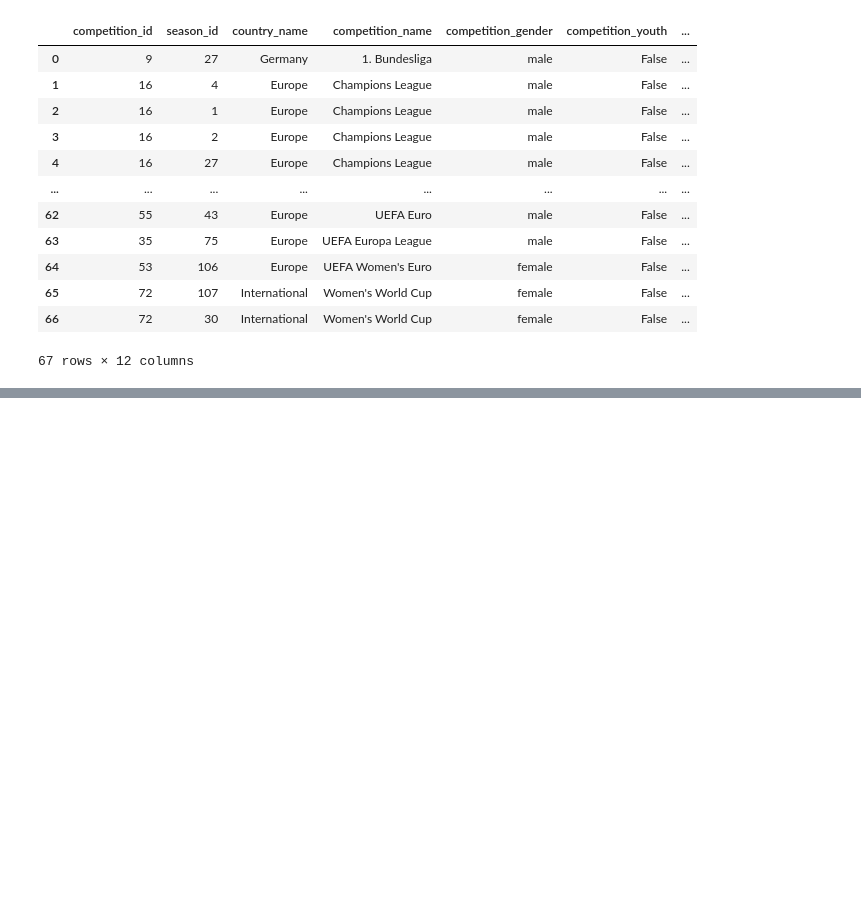
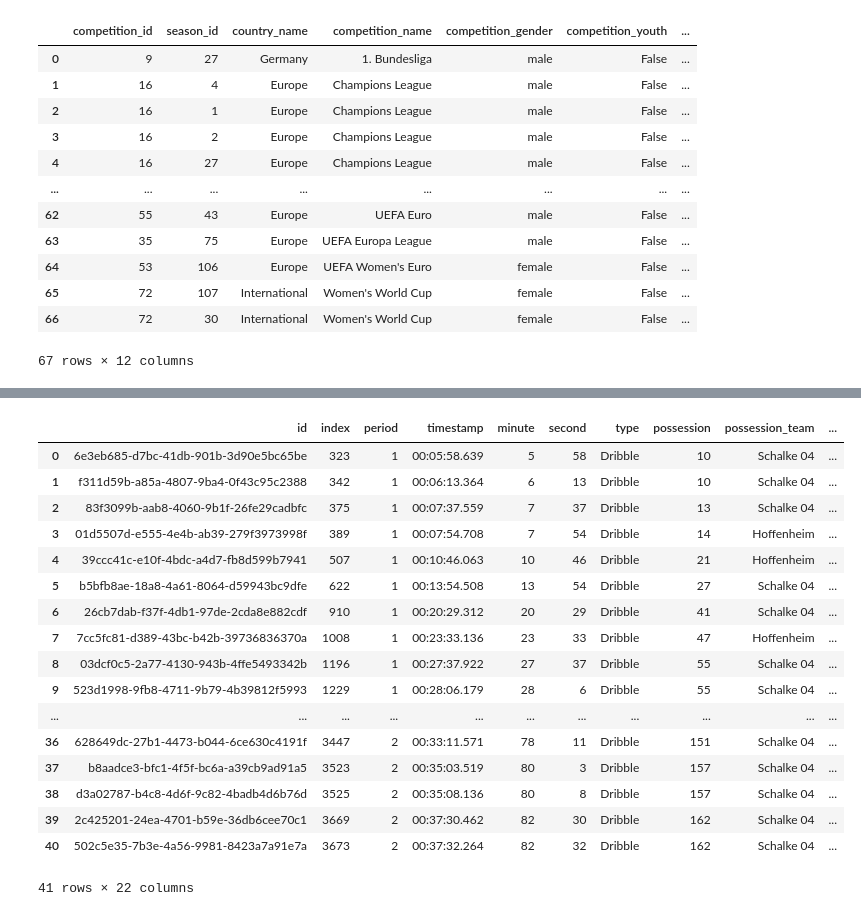
Before and after one commit to krawczyk071/predictor, a Jupyter notebook: statsbomb.ipynb, the cells around one changed output, grey strips where cells are left out. Saved outputs shown, nothing was run; the diff lists cells and outputs as text; code cells hidden in the pictures; blank space fills up the shorter version.

```diff
--- a/statsbomb.ipynb
+++ b/statsbomb.ipynb
@@ -34,5 +90,21 @@ sb.competitions()
 # %%
-sb.matches(competition_id=9, season_id=42)
-sb.lineups(match_id=303299)["Eintracht Frankfurt"]
-events = sb.events(match_id=303299)
-sb.events(match_id=303299, split=True, flatten_attrs=False)["dribbles"]
+sb.events(match_id=3890561, split=True, flatten_attrs=False)["dribbles"]
+# %% [output]
+|  | id | index | period | timestamp | minute | second | type | possession | possession_team | ... |
+| 0 | 6e3eb685-d7bc-41db-901b-3d90e5bc65be | 323 | 1 | 00:05:58.639 | 5 | 58 | Dribble | 10 | Schalke 04 | ... |
+| 1 | f311d59b-a85a-4807-9ba4-0f43c95c2388 | 342 | 1 | 00:06:13.364 | 6 | 13 | Dribble | 10 | Schalke 04 | ... |
+| 2 | 83f3099b-aab8-4060-9b1f-26fe29cadbfc | 375 | 1 | 00:07:37.559 | 7 | 37 | Dribble | 13 | Schalke 04 | ... |
+| 3 | 01d5507d-e555-4e4b-ab39-279f3973998f | 389 | 1 | 00:07:54.708 | 7 | 54 | Dribble | 14 | Hoffenheim | ... |
+| 4 | 39ccc41c-e10f-4bdc-a4d7-fb8d599b7941 | 507 | 1 | 00:10:46.063 | 10 | 46 | Dribble | 21 | Hoffenheim | ... |
+| 5 | b5bfb8ae-18a8-4a61-8064-d59943bc9dfe | 622 | 1 | 00:13:54.508 | 13 | 54 | Dribble | 27 | Schalke 04 | ... |
+| 6 | 26cb7dab-f37f-4db1-97de-2cda8e882cdf | 910 | 1 | 00:20:29.312 | 20 | 29 | Dribble | 41 | Schalke 04 | ... |
+| 7 | 7cc5fc81-d389-43bc-b42b-39736836370a | 1008 | 1 | 00:23:33.136 | 23 | 33 | Dribble | 47 | Hoffenheim | ... |
+| 8 | 03dcf0c5-2a77-4130-943b-4ffe5493342b | 1196 | 1 | 00:27:37.922 | 27 | 37 | Dribble | 55 | Schalke 04 | ... |
+| 9 | 523d1998-9fb8-4711-9b79-4b39812f5993 | 1229 | 1 | 00:28:06.179 | 28 | 6 | Dribble | 55 | Schalke 04 | ... |
+| ... | ... | ... | ... | ... | ... | ... | ... | ... | ... | ... |
+| 36 | 628649dc-27b1-4473-b044-6ce630c4191f | 3447 | 2 | 00:33:11.571 | 78 | 11 | Dribble | 151 | Schalke 04 | ... |
+| 37 | b8aadce3-bfc1-4f5f-bc6a-a39cb9ad91a5 | 3523 | 2 | 00:35:03.519 | 80 | 3 | Dribble | 157 | Schalke 04 | ... |
+| 38 | d3a02787-b4c8-4d6f-9c82-4badb4d6b76d | 3525 | 2 | 00:35:08.136 | 80 | 8 | Dribble | 157 | Schalke 04 | ... |
+| 39 | 2c425201-24ea-4701-b59e-36db6cee70c1 | 3669 | 2 | 00:37:30.462 | 82 | 30 | Dribble | 162 | Schalke 04 | ... |
+| 40 | 502c5e35-7b3e-4a56-9981-8423a7a91e7a | 3673 | 2 | 00:37:32.264 | 82 | 32 | Dribble | 162 | Schalke 04 | ... |
+41 rows × 22 columns
```
Also changed, not shown: parts of 5 cells of this notebook, 3 other files.
